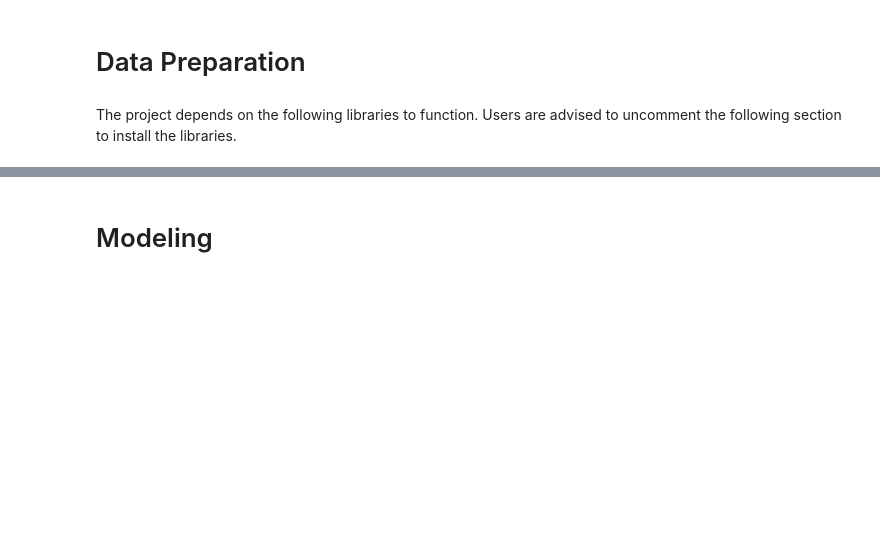
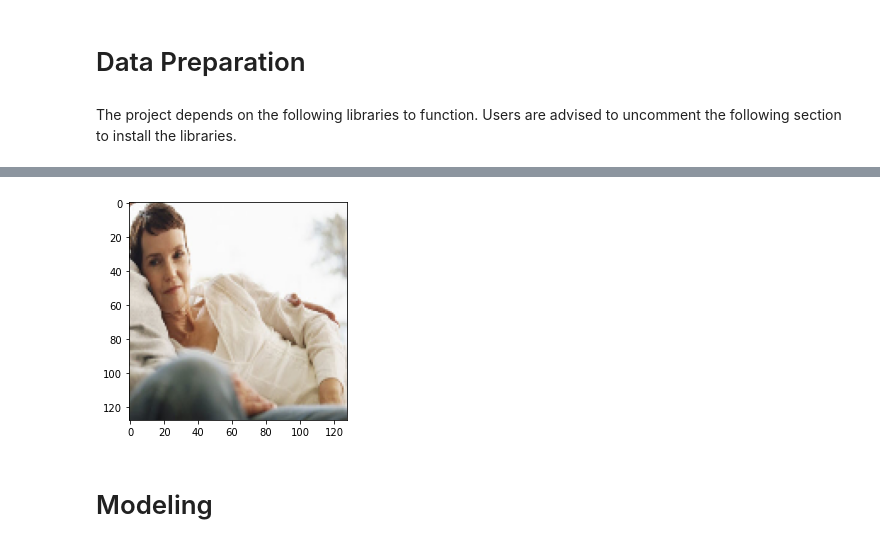
Before and after one commit to afanta-fi/digital-wellbeing-chatbot, a Jupyter notebook: index.ipynb, the cells around one changed output, grey strips where cells are left out. Drawn from its saved outputs; the diff is of its cells as text; code cells hidden in the pictures; blank space fills up the shorter version.

```diff
--- a/index.ipynb
+++ b/index.ipynb
@@ -33,0 +36,22 @@ from wordcloud import WordCloud, ImageColorGenerator
+# %%
+import json
+
+def get_keys(path):
+    with open(path) as f:
+        return json.load(f)
+# %%
+def cat_to_one_hot(y_cat):
+    cat2ind = {'Affection': 0, 'Anger': 1, 'Annoyance': 2, 'Anticipation': 3, 'Aversion': 4,
+               'Confidence': 5, 'Disapproval': 6, 'Disconnection': 7, 'Disquietment': 8,
+               'Doubt/Confusion': 9, 'Embarrassment': 10, 'Engagement': 11, 'Esteem': 12,
+               'Excitement': 13, 'Fatigue': 14, 'Fear': 15, 'Happiness': 16, 'Pain': 17,
+               'Peace': 18, 'Pleasure': 19, 'Sadness': 20, 'Sensitivity': 21, 'Suffering': 22,
+               'Surprise': 23, 'Sympathy': 24, 'Yearning': 25}
+    one_hot_cat = np.zeros(26)
+    for em in y_cat:
+        one_hot_cat[cat2ind[em]] = 1
+    return one_hot_cat
+# %%
+keys = get_keys("/Users/zeaps/.secret/tensorbay_api.json")
+
+api_key = keys['api_key']
@@ -34,3 +108,7 @@ from wordcloud import WordCloud, ImageColorGenerator
+# %%
+plt.imshow(body_arr[0]);
+# %% [output]
+[figure, added]
 # %% [markdown]
 # Modeling
 # %% [markdown]
```
Also changed, not shown: parts of 5 cells of this notebook, 1 other file.
